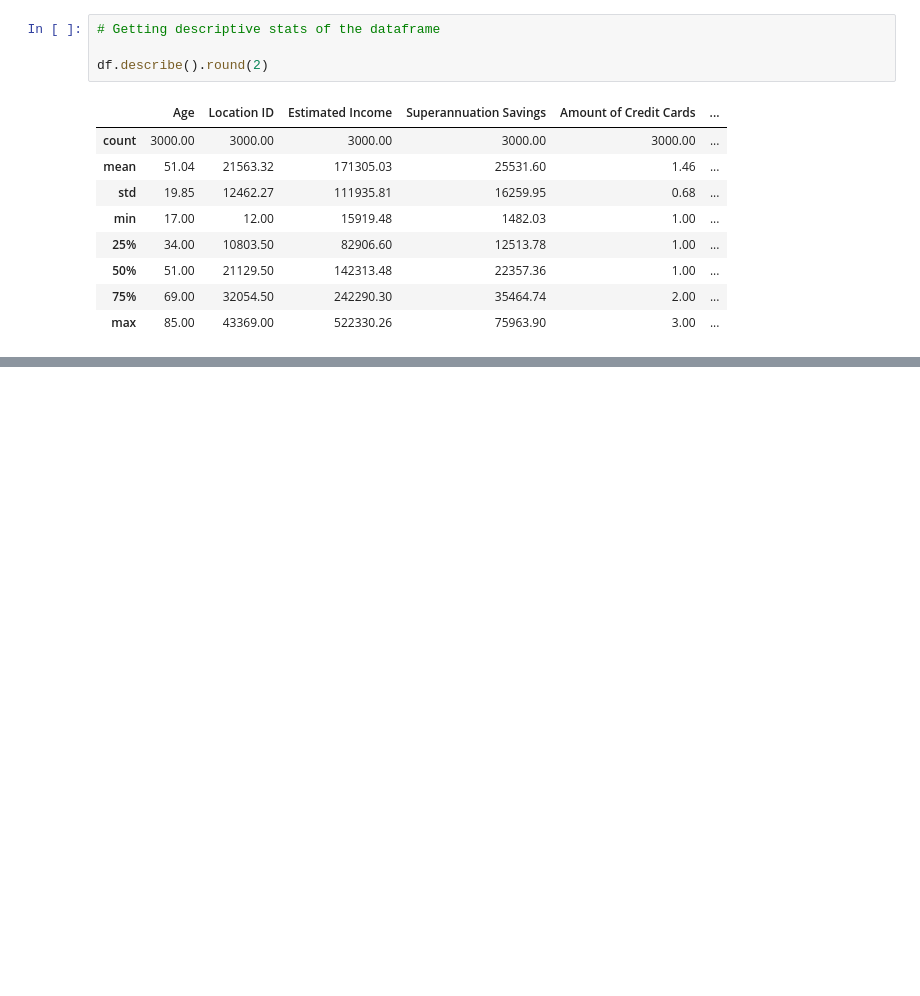
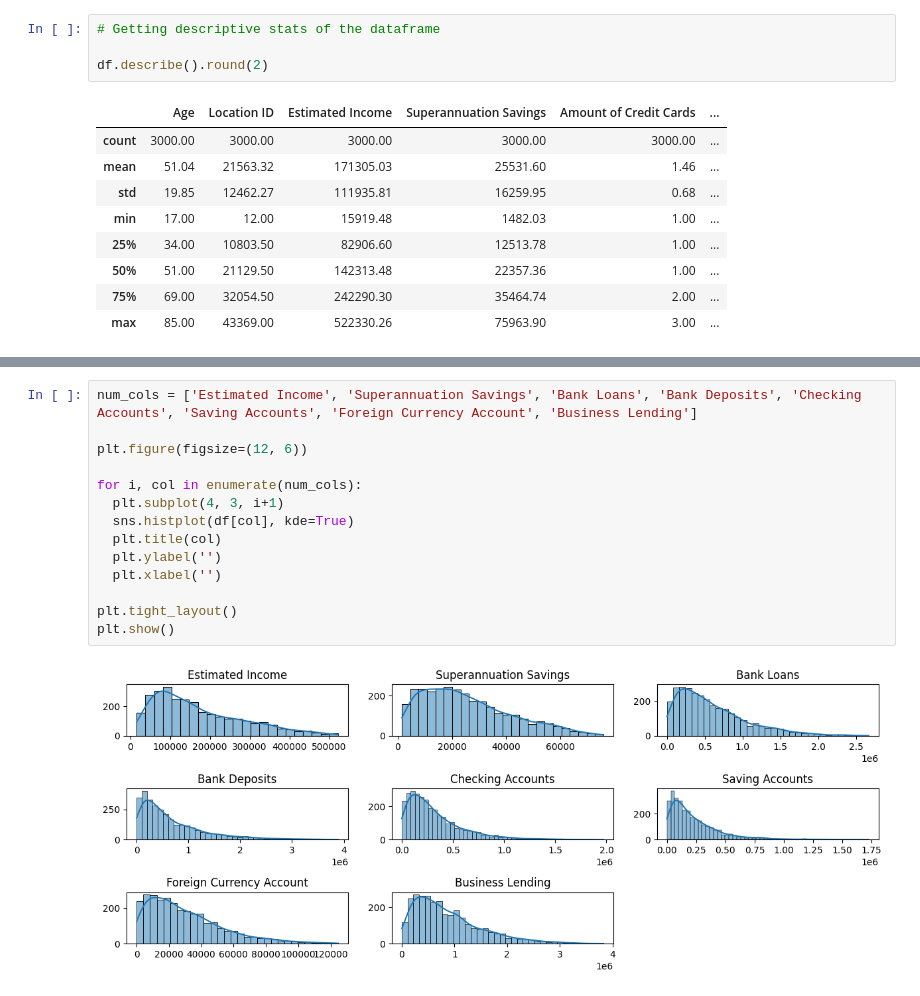
Before and after one commit to nafiul-araf/Banking-Sector-Financial-Analysis, a Jupyter notebook: Data Cleaning and EDA.ipynb, the cells around one changed output, grey strips where cells are left out. Cells and saved outputs as stored; diff of their text form; blank space fills up the shorter version.

```diff
--- a/Data Cleaning and EDA.ipynb
+++ b/Data Cleaning and EDA.ipynb
@@ -101,0 +164,16 @@ df['Income Lavel'].value_counts().plot(kind='bar')
+# %%
+num_cols = ['Estimated Income', 'Superannuation Savings', 'Bank Loans', 'Bank Deposits', 'Checking Accounts', 'Saving Accounts', 'Foreign Currency Account', 'Business Lending']
+
+plt.figure(figsize=(12, 6))
+
+for i, col in enumerate(num_cols):
+  plt.subplot(4, 3, i+1)
+  sns.histplot(df[col], kde=True)
+  plt.title(col)
+  plt.ylabel('')
+  plt.xlabel('')
+
+plt.tight_layout()
+plt.show()
+# %% [output]
+[figure, added]
```
Also changed, not shown: parts of 17 cells of this notebook, 1 other file.
